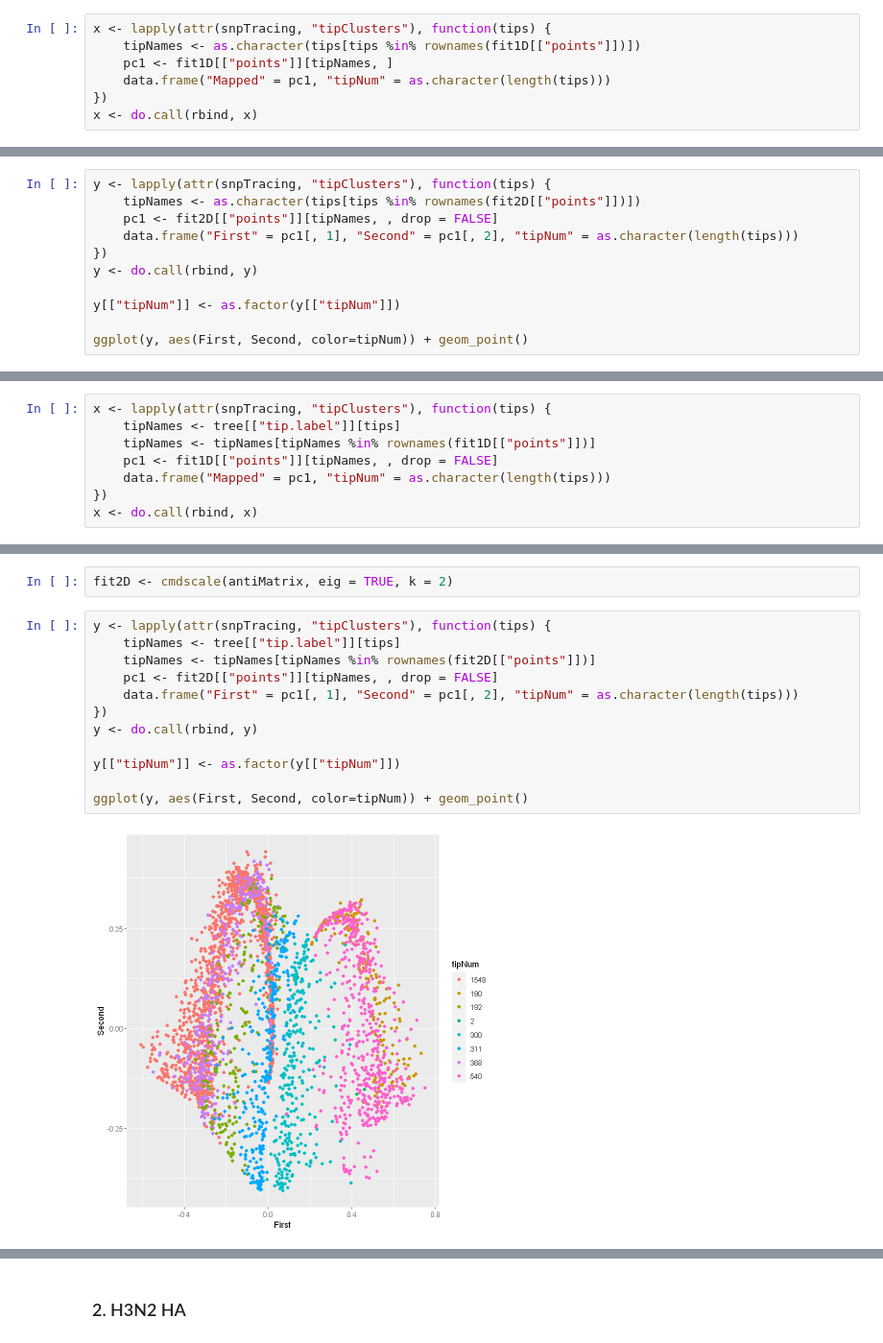
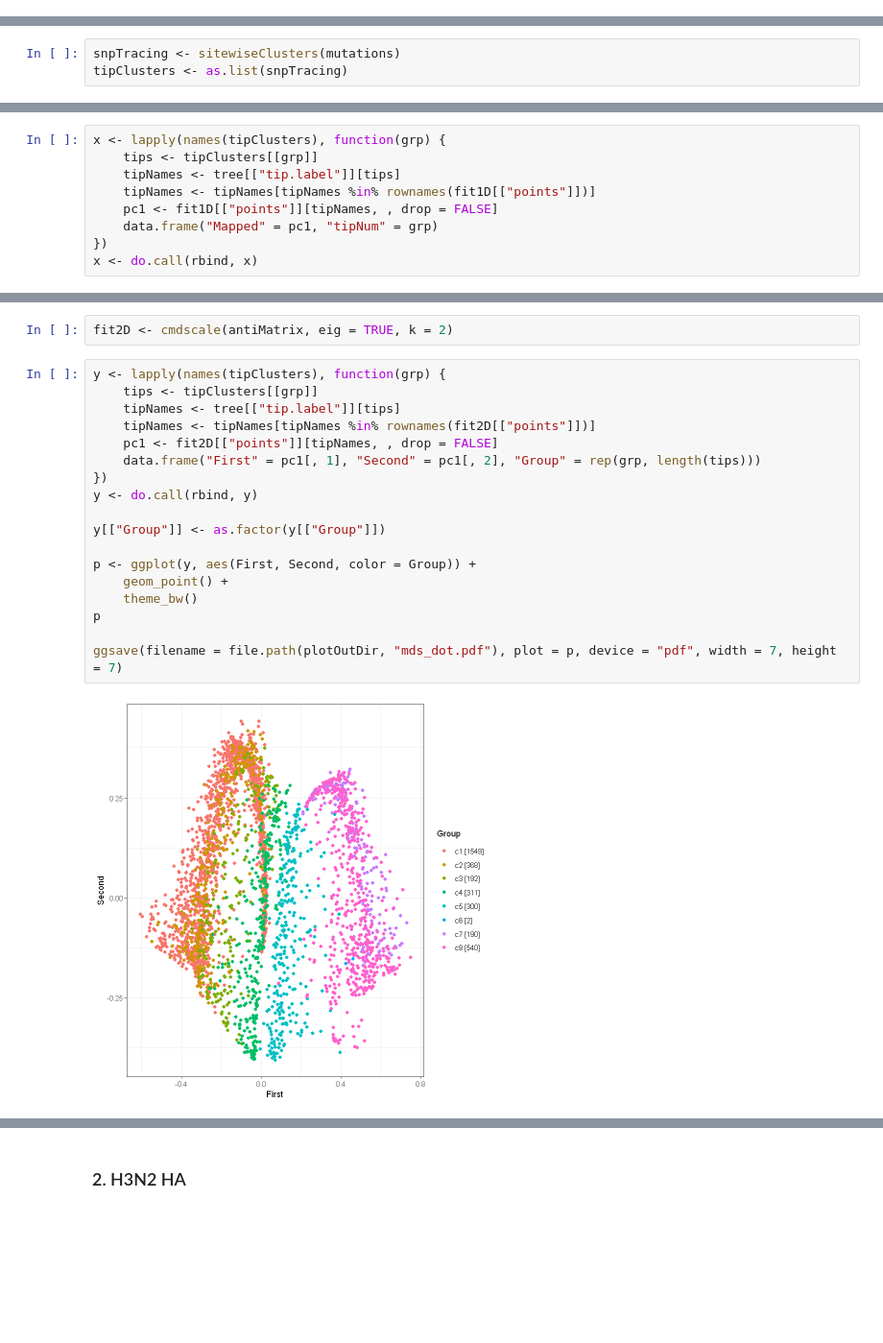
Before and after one commit to Takkoona/phyloColoring, a Jupyter notebook: 1.3_re-emerging_virus.ipynb, the cells around one changed output, grey strips where cells are left out. Shown at 96% size. Cells and saved outputs as stored; diff of their text form; blank space fills up the shorter version.

```diff
--- a/1.3_re-emerging_virus.ipynb
+++ b/1.3_re-emerging_virus.ipynb
@@ -87,7 +36,0 @@ fit1D <- cmdscale(distMatrix, eig = TRUE, k = 1)
-# %%
-x <- lapply(attr(snpTracing, "tipClusters"), function(tips) {
-    tipNames <- as.character(tips[tips %in% rownames(fit1D[["points"]])])
-    pc1 <- fit1D[["points"]][tipNames, ]
-    data.frame("Mapped" = pc1, "tipNum" = as.character(length(tips)))
-})
-x <- do.call(rbind, x)
@@ -122,11 +36,0 @@ fit2D <- cmdscale(distMatrix, eig = TRUE, k = 2)
-# %%
-y <- lapply(attr(snpTracing, "tipClusters"), function(tips) {
-    tipNames <- as.character(tips[tips %in% rownames(fit2D[["points"]])])
-    pc1 <- fit2D[["points"]][tipNames, , drop = FALSE]
-    data.frame("First" = pc1[, 1], "Second" = pc1[, 2], "tipNum" = as.character(length(tips)))
-})
-y <- do.call(rbind, y)
-
-y[["tipNum"]] <- as.factor(y[["tipNum"]])
-
-ggplot(y, aes(First, Second, color=tipNum)) + geom_point()
@@ -179,0 +37,3 @@ ggplot(y, aes(First, Second, color=tipNum)) + geom_point()
+# %%
+snpTracing <- sitewiseClusters(mutations)
+tipClusters <- as.list(snpTracing)
@@ -206,11 +73,12 @@ antiMatrix <- antiMatrix[sort(rownames(antiMatrix)), sort(colnames(antiMatrix))]
 # %%
 fit1D <- cmdscale(antiMatrix, eig = TRUE, k = 1)
 # %%
-x <- lapply(attr(snpTracing, "tipClusters"), function(tips) {
+x <- lapply(names(tipClusters), function(grp) {
+    tips <- tipClusters[[grp]]
     tipNames <- tree[["tip.label"]][tips]
     tipNames <- tipNames[tipNames %in% rownames(fit1D[["points"]])]
     pc1 <- fit1D[["points"]][tipNames, , drop = FALSE]
-    data.frame("Mapped" = pc1, "tipNum" = as.character(length(tips)))
+    data.frame("Mapped" = pc1, "tipNum" = grp)
 })
 x <- do.call(rbind, x)
 # %%
@@ -247,16 +119,22 @@ write.csv(antiMatrix, file.path(ANTIGENICITY, "H1N1_matrix.csv"))
 # %%
 fit2D <- cmdscale(antiMatrix, eig = TRUE, k = 2)
 # %%
-y <- lapply(attr(snpTracing, "tipClusters"), function(tips) {
+y <- lapply(names(tipClusters), function(grp) {
+    tips <- tipClusters[[grp]]
     tipNames <- tree[["tip.label"]][tips]
     tipNames <- tipNames[tipNames %in% rownames(fit2D[["points"]])]
     pc1 <- fit2D[["points"]][tipNames, , drop = FALSE]
-    data.frame("First" = pc1[, 1], "Second" = pc1[, 2], "tipNum" = as.character(length(tips)))
+    data.frame("First" = pc1[, 1], "Second" = pc1[, 2], "Group" = rep(grp, length(tips)))
 })
 y <- do.call(rbind, y)
 
-y[["tipNum"]] <- as.factor(y[["tipNum"]])
+y[["Group"]] <- as.factor(y[["Group"]])
 
-ggplot(y, aes(First, Second, color=tipNum)) + geom_point()
+p <- ggplot(y, aes(First, Second, color = Group)) +
+    geom_point() +
+    theme_bw()
+p
+
+ggsave(filename = file.path(plotOutDir, "mds_dot.pdf"), plot = p, device = "pdf", width = 7, height = 7)
 # %% [output]
-[figure, old version]
+[figure, new version]
```
Also changed, not shown: parts of 30 cells of this notebook, 6 other files.
